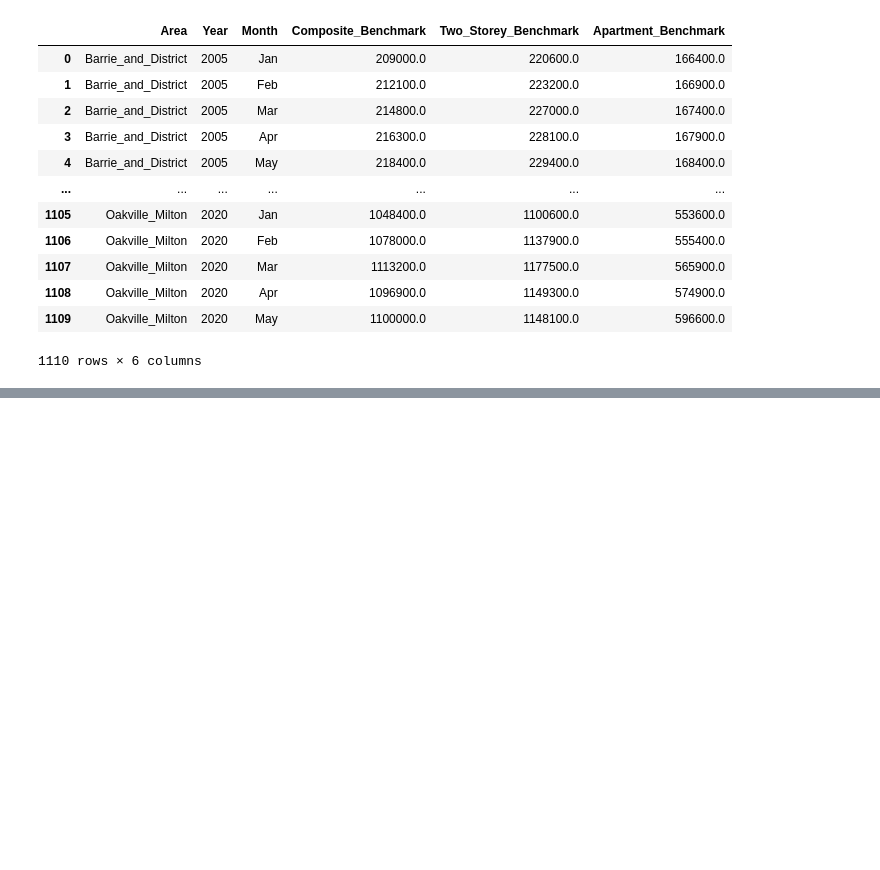
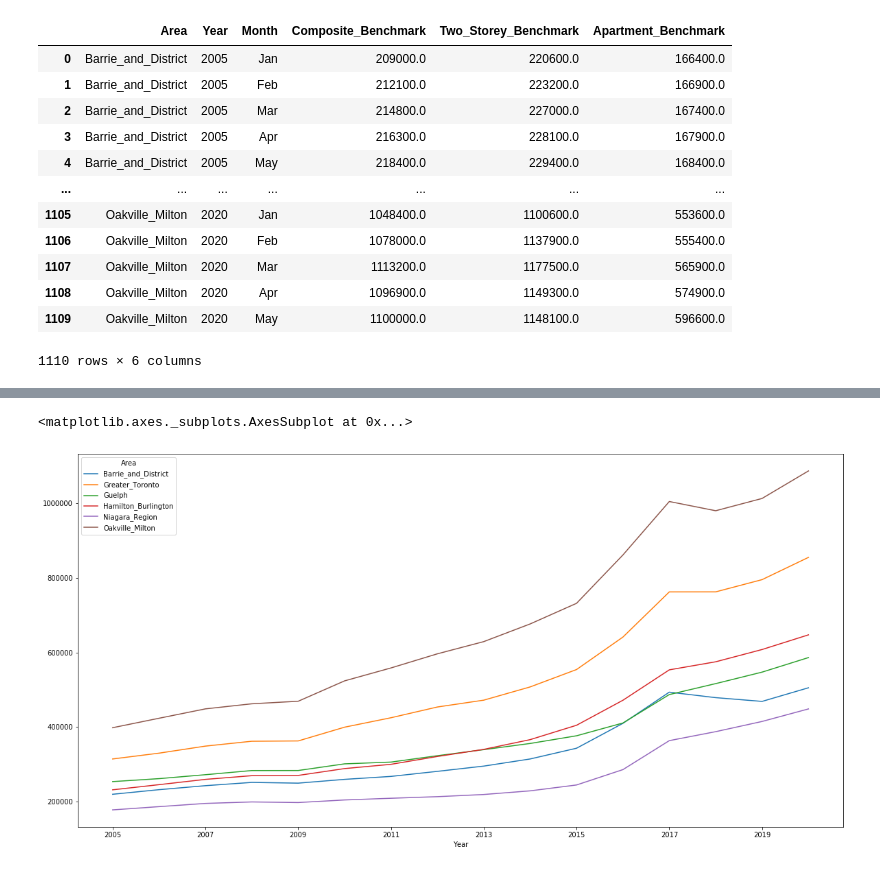
Before and after one commit to preeti0103/Project1, a Jupyter notebook: gta_housing.ipynb, the cells around one changed output, grey strips where cells are left out. Saved outputs shown, nothing was run; the diff lists cells and outputs as text; code cells hidden in the pictures; blank space fills up the shorter version.

Commit message:
added line plots

```diff
--- a/gta_housing.ipynb
+++ b/gta_housing.ipynb
@@ -81,0 +96,3 @@ clean_housing_prices
+# %%
+group_area_year = round(clean_housing_prices.groupby(['Area','Year']).mean(),2)
+group_area_year
@@ -81,0 +131,8 @@ clean_housing_prices
+# %%
+
+group_comp = group_area_year.Composite_Benchmark
+# %%
+group_comp.unstack(level='Area').plot.line(figsize=(20,10), subplots=False)
+# %% [output]
+<matplotlib.axes._subplots.AxesSubplot at 0x...>
+[figure, added]
```
Also changed, not shown: parts of 16 cells of this notebook.
